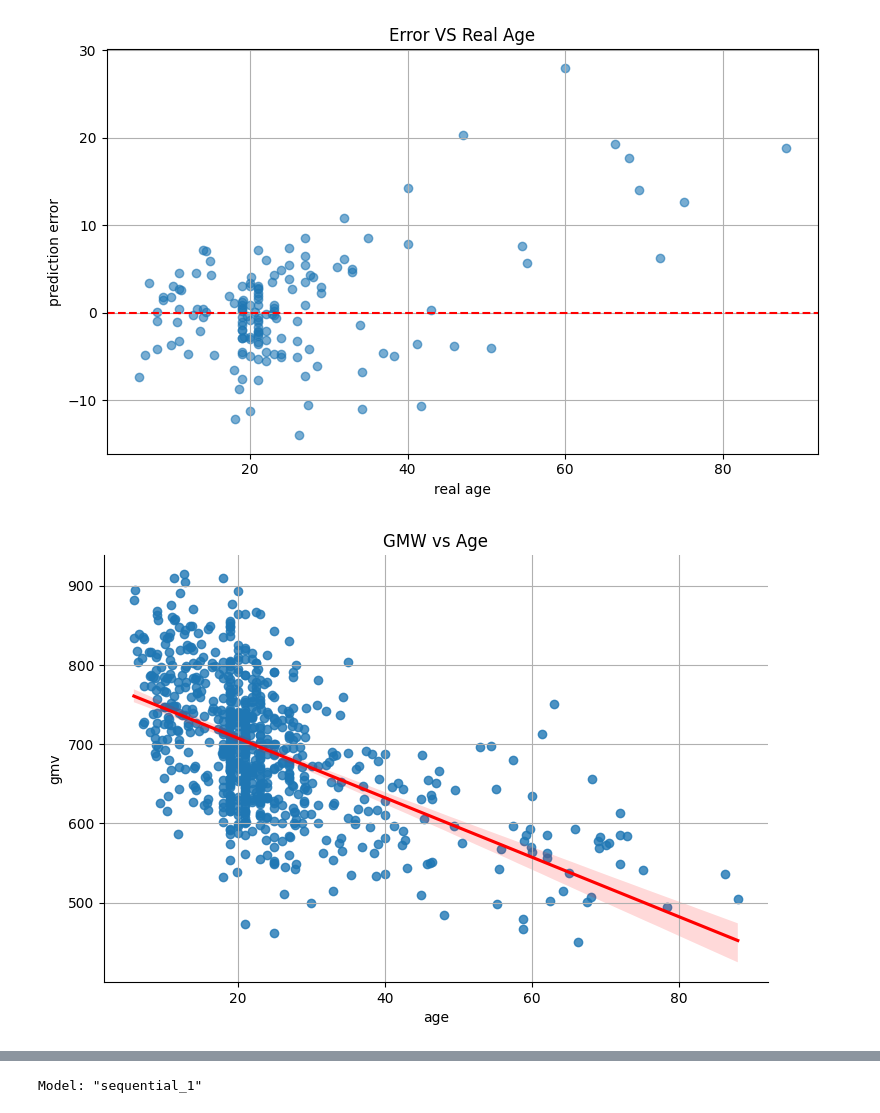
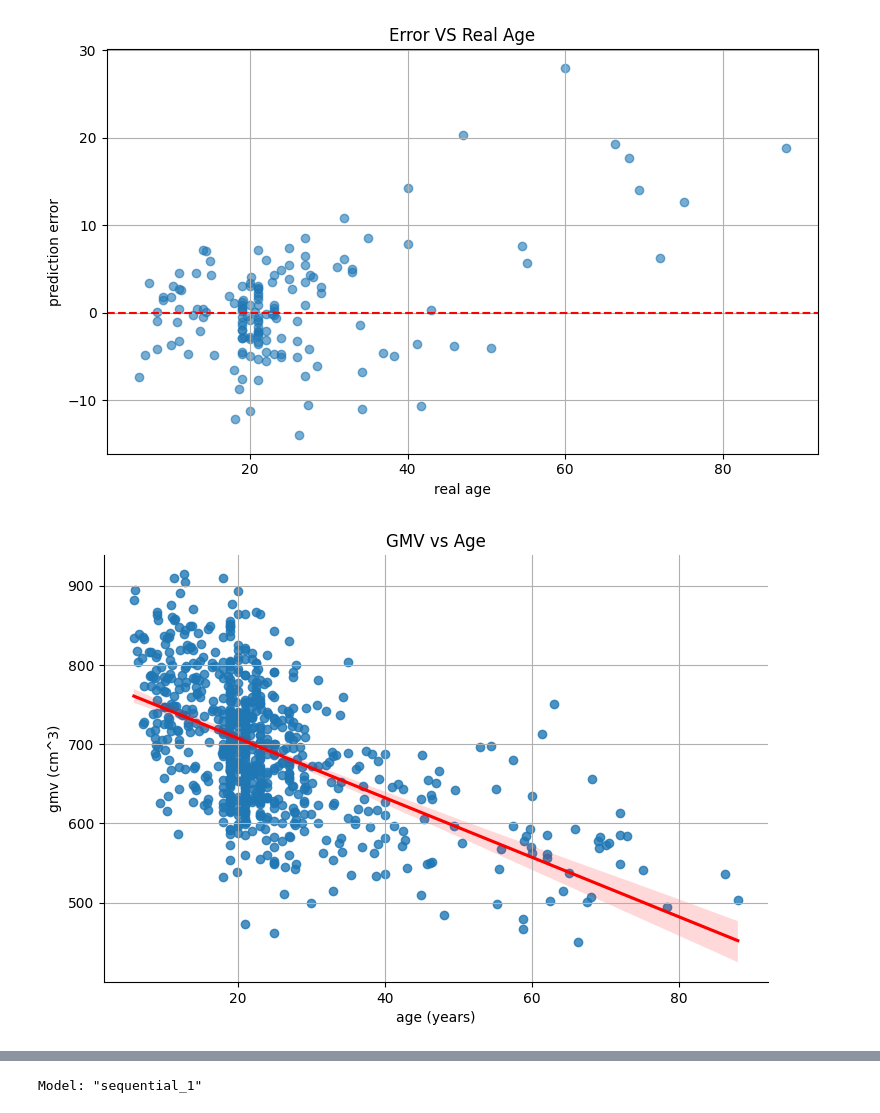
Before and after one commit to g1armando/OpenBHB-Brain-NeuroImaging-Dataset, a Jupyter notebook: OpenBHB_ML.ipynb, the cells around one changed output, grey strips where cells are left out. Saved outputs shown, nothing was run; the diff lists cells and outputs as text; code cells hidden in the pictures.

```diff
--- a/OpenBHB_ML.ipynb
+++ b/OpenBHB_ML.ipynb
@@ -188,9 +191,9 @@ MAE_LR = mean_absolute_error(y_test, y_pred)
 MSE_LR = mean_squared_error(y_test, y_pred)
 R2_LR = r2_score(y_test, y_pred)
 
-print(f"MAE = {MAE_LR:.2f} years")
-print(f"MSE = {MSE_LR:.2f} years")
-print(f"R2 = {R2_LR:.2f} years \n \n")
+print(f"MAE = {MAE_LR:.2f}")
+print(f"MSE = {MSE_LR:.2f}")
+print(f"R2 = {R2_LR:.2f} \n \n")
 
 
 # Extract coefficients of various features
@@ -240,8 +243,11 @@ plt.grid(True)
 plt.tight_layout()
 plt.show()
 
+
 sns.lmplot(data=df_labels, x='age', y='gmv', height=5, aspect=1.5, line_kws={'color': 'red'})
-plt.title('GMW vs Age')
+plt.title('GMV vs Age')
 plt.grid(True)
+plt.ylabel("gmv (cm^3)")
+plt.xlabel("age (years)")
 plt.show()
 # %% [output]
@@ -251,13 +257,13 @@ R2 = 0.79 years
 
 
 Most relevant features:
 
    Feature  Coefficients
 0     tiv    435.528123
 1     gmv   -256.148567
 2     wmv   -187.316246
 3    csfv   -185.579231
 [figure]
 [figure]
 [figure]
-[figure, old version]
+[figure, new version]
```
Also changed, not shown: parts of 8 cells of this notebook.
